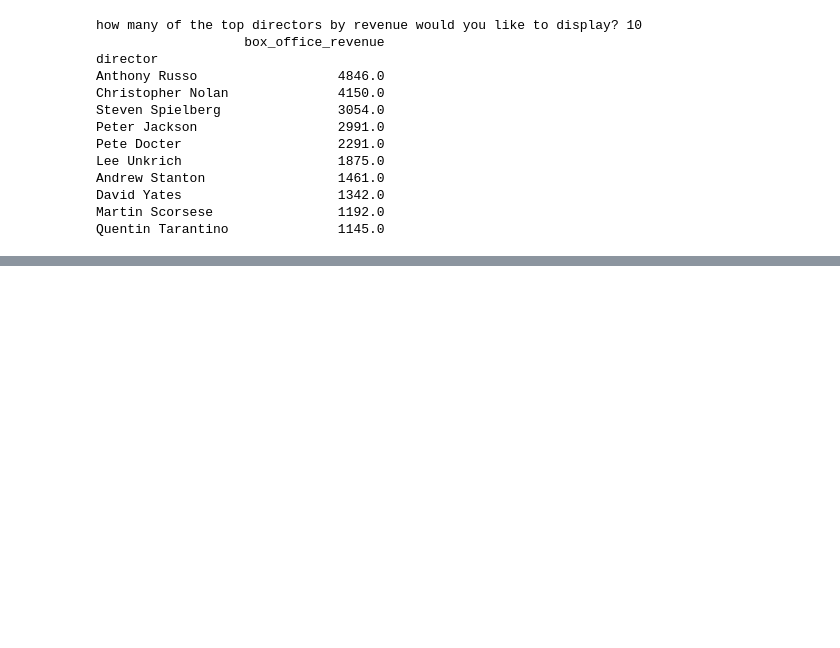
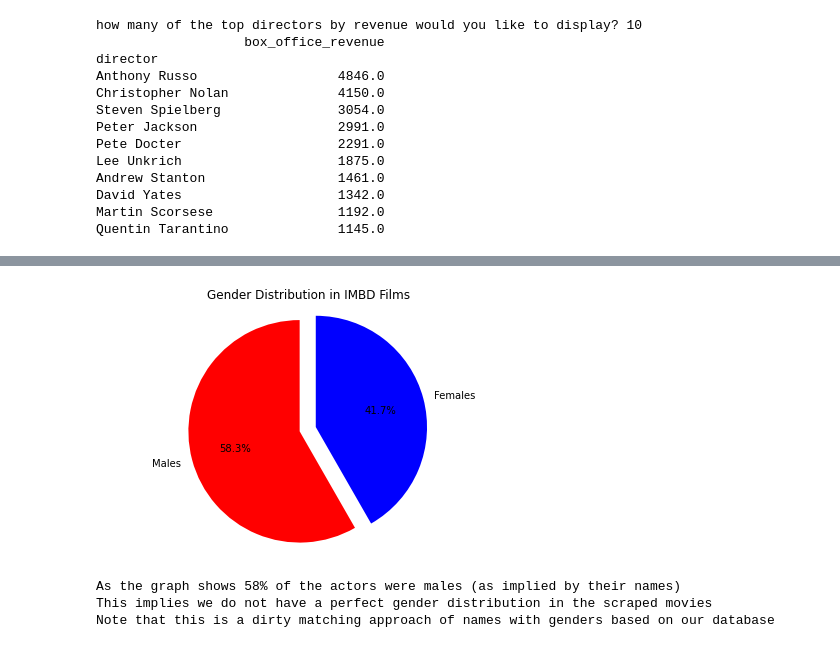
Before and after one commit to moritzdaendliker/IMDBscraper_and_analysis, a Jupyter notebook: Analysis.ipynb, the cells around one changed output, grey strips where cells are left out. Drawn from its saved outputs; the diff is of its cells as text; code cells hidden in the pictures; blank space fills up the shorter version.

Commit message:
Added gender analysis to analysis

```diff
--- a/Analysis.ipynb
+++ b/Analysis.ipynb
@@ -153,0 +226,16 @@ Quentin Tarantino              1145.0
+# %%
+#We use merge to match the names we scraped with the implied gender from our dataset
+df = pd.merge(names_scraped_rows, name_database, how="outer", left_on="starring", right_on="Name")
+
+#We now have now matched the names with the implied genders based on our database
+#We now clean the dataframe
+#Dropping the datapoints for which we have no data and uncessecary columns
+df.dropna(subset = ["movie_name"], inplace=True)
+del df['Gender_x']
+df.rename(columns={'Gender_y': 'Gender'}, inplace=True)
+
+## we add a dummy column indicating a 1 in case the actor is a man, 0 otherwise
+df['Gender_Dummy'] = df.Gender.apply(lambda x: 1 if x == "male" else 0)
+
+#We get the following dataframe
+print(df)
@@ -153,0 +260,28 @@ Quentin Tarantino              1145.0
+# %%
+## we count the number of males and female by distribution
+df['Gender'].value_counts()
+male_count =((df.Gender == 'male').sum())
+female_count = ((df.Gender == 'female').sum())
+## we get the o
+overall_ratio = male_count / (male_count+female_count)
+overall_ratio = "{:.0%}".format(overall_ratio)
+
+## we plot a pie chart with the implied gender distribution of the actors/actresses in the movies we scraped
+proportions = [male_count, female_count]
+plt.pie(proportions,labels = ['Males', 'Females'],shadow = False, colors = ['red','blue'], explode = (0.15 , 0), startangle = 90,autopct = '%1.1f%%')
+plt.axis('equal')
+plt.title("Gender Distribution in IMBD Films")
+plt.tight_layout()
+plt.show()
+
+print("As the graph shows " + str(overall_ratio) + " of the actors were males (as implied by their names)")
+print("This implies we do not have a perfect gender distribution in the scraped movies")
+print("Note that this is a dirty matching approach of names with genders based on our database")
+
+#Of course, not all the names of the actors/actresses in our scraped movies are included in the database
+#Also, some names can of course be applicable for both of the classical gender labels leading to distorted results
+# %% [output]
+[figure, added]
+As the graph shows 58% of the actors were males (as implied by their names)
+This implies we do not have a perfect gender distribution in the scraped movies
+Note that this is a dirty matching approach of names with genders based on our database
```
Also changed, not shown: parts of 5 cells of this notebook, 1 other file.
